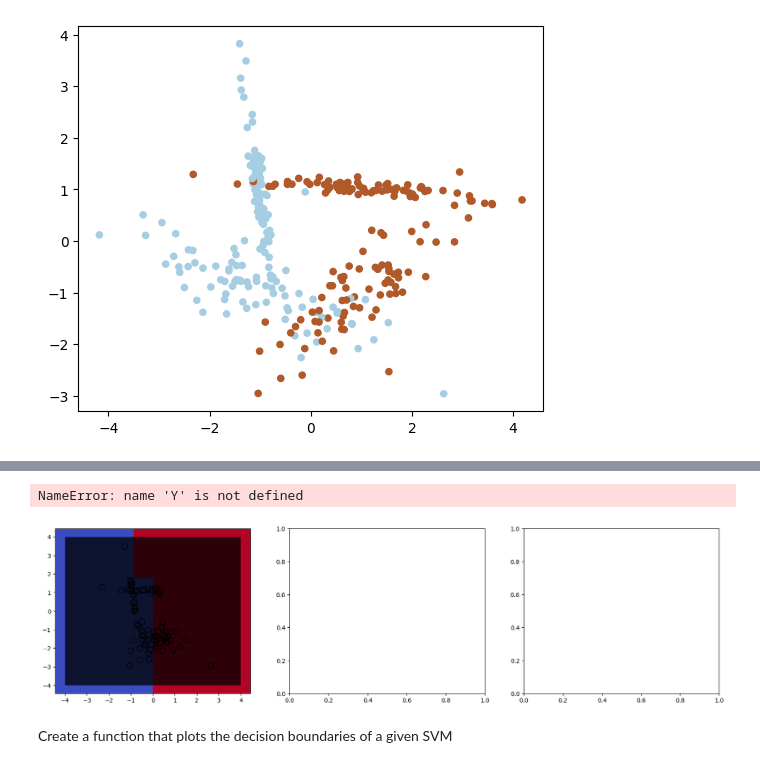
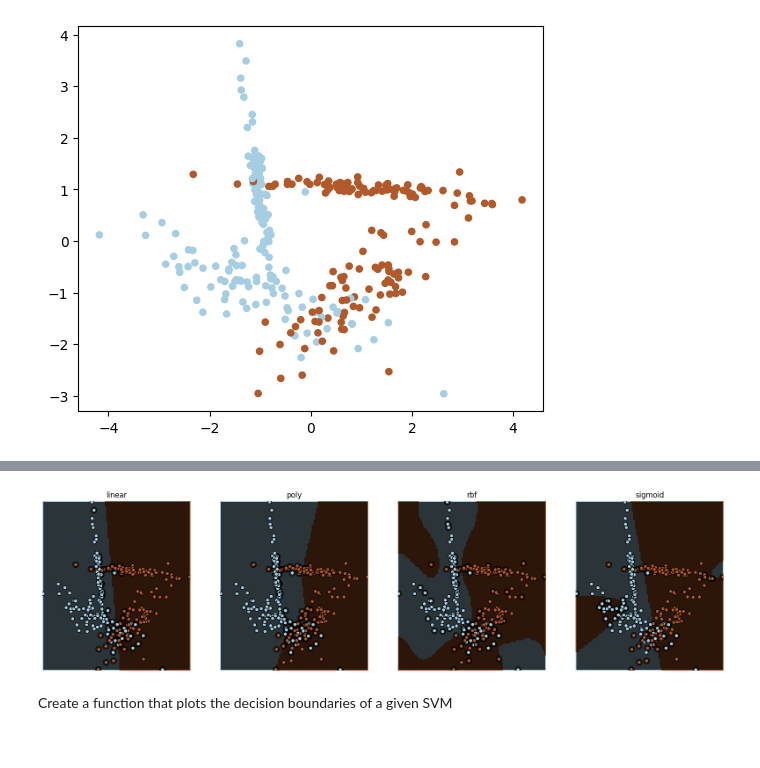
Before and after one commit to mafe97/machine_learning, a Jupyter notebook: Sem_03/kernels_svm.ipynb, the cells around one changed output, grey strips where cells are left out. Drawn from its saved outputs; the diff is of its cells as text; code cells hidden in the pictures.

```diff
--- a/Sem_03/kernels_svm.ipynb
+++ b/Sem_03/kernels_svm.ipynb
@@ -145,36 +148,35 @@ SyntaxError: invalid syntax (ipython-input-3898914070.py, line 6)
 # %%
 
-kernels = ['linear', 'poly', 'rbf']
+kernels = ['linear', 'poly', 'rbf', 'sigmoid']
 
-_, axes = plt.subplots(1,3, figsize = (20,5))
+_, axes = plt.subplots(1,4, figsize = (20,5))
 
 # fit the model
 for i, kernel in enumerate(kernels):
     #
     clf = svm.SVC(kernel = kernel , gamma = 1)
     clf.fit( X , y )
 
 #Grafico fronteras de decision
     h_min, h_max = X[:, 0].min() , X[:, 0].max()
     v_min, v_max = X[:, 1].min() , X[:, 1].max()
 
-    h_dim, v_dim = np.meshgrid(np.linspace( h_min , h_max , 100), np.linspace( v_min , v_max , 100))
+    h_grid, v_grid = np.meshgrid(np.linspace( h_min , h_max , 100), np.linspace( v_min , v_max , 100))
     predictions = clf.predict(np.c_[h_grid.ravel(), v_grid.ravel()])
 
     predictions = predictions.reshape(h_grid.shape)
-    axes[i].pcolormesh( h_grid , v_grid , predictions, cmap = plt.cm.coolwarm)
+    axes[i].pcolormesh( h_grid , v_grid , predictions, cmap = 'Paired')
     axes[i].contourf( h_grid , v_grid , predictions, colors=['k', 'k'], alpha = 0.75, linestyles=['-', '-'], levels=[0,1])
 
     axes[i].scatter(clf.support_vectors_[:, 0], clf.support_vectors_[:, 1], s = 90, facecolors = 'none', edgecolors = 'k')
 
-    axes[i].scatter( X[:, 0] , X[:, 1] , c=Y, cmap='Paired', edgecolors='k')
-    axes.set_title(kernel)
+    axes[i].scatter( X[:, 0] , X[:, 1] , c=y, cmap='Paired', edgecolors='k')
+    axes[i].set_title(kernel)
     axes[i].set_axis_off()
 
 plt.show()
 # %% [output]
-NameError: name 'Y' is not defined
-[figure, old version]
+[figure, new version]
 # %% [markdown]
 Create a function that plots the decision boundaries of a given SVM
 # %% [markdown]
```
Also changed, not shown: parts of 3 cells of this notebook, 3 other files.
